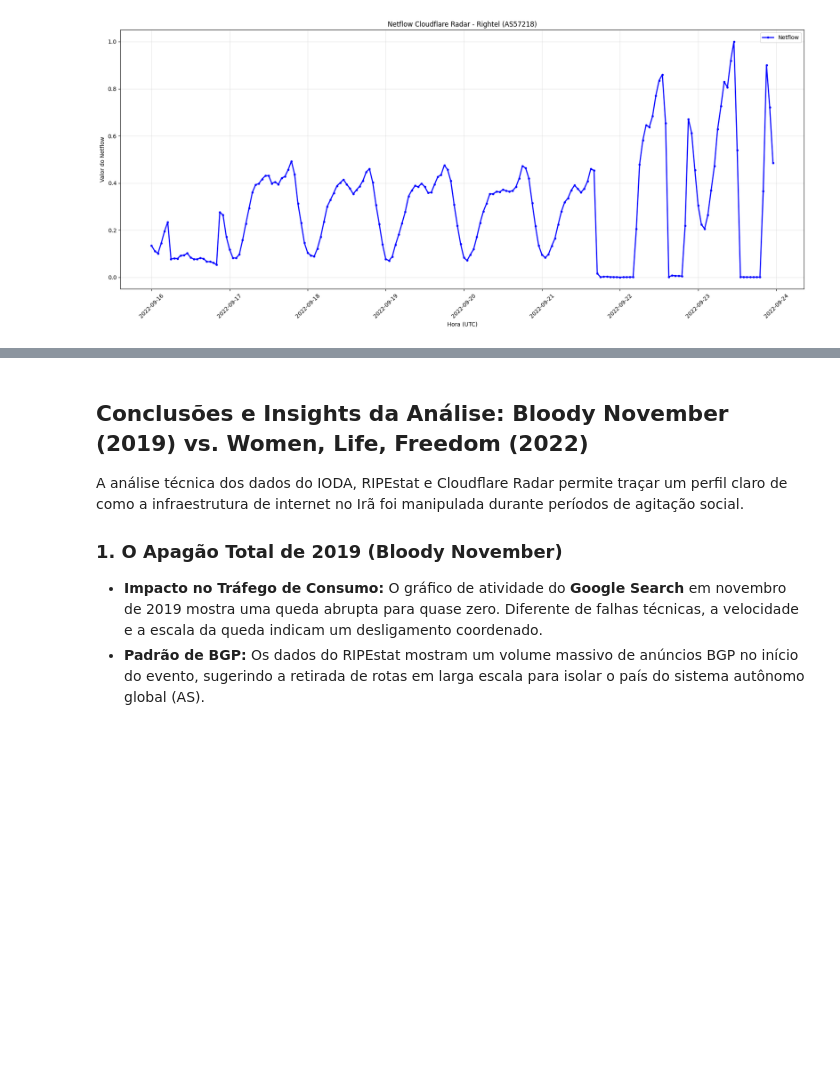
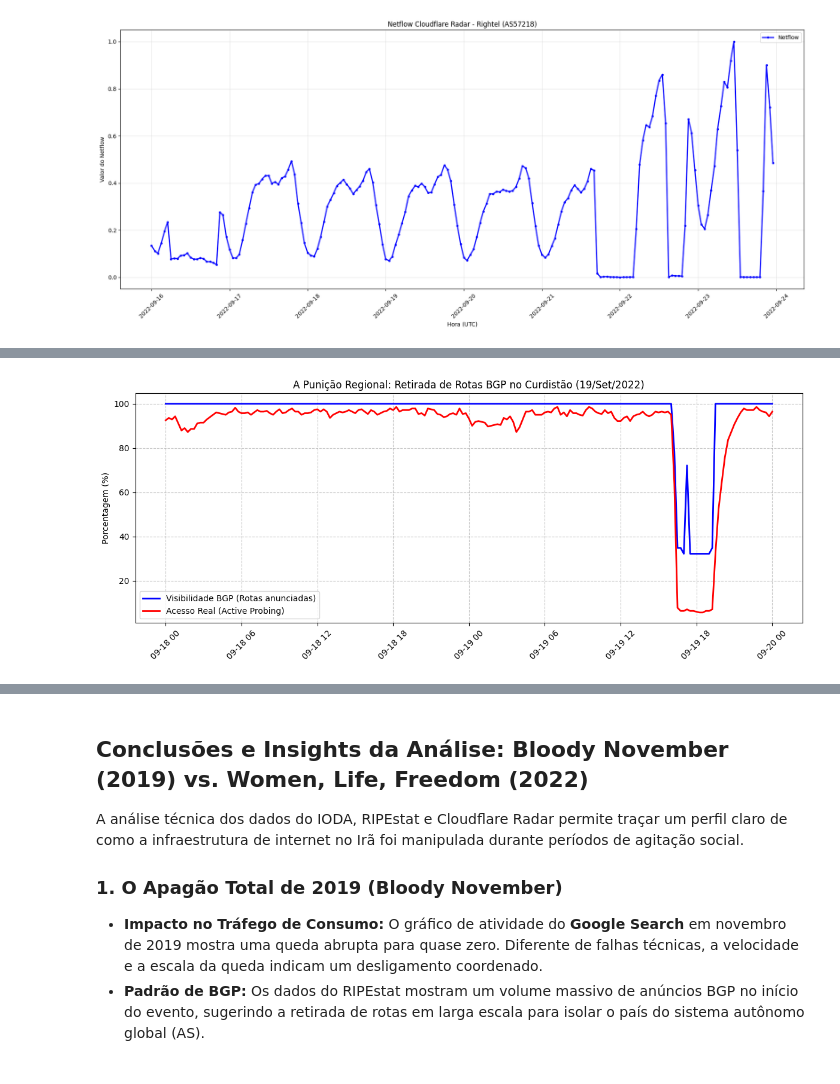
Before and after one commit to arthmelo/bgp-iran-protests-analysis, a Jupyter notebook: scripts/graficos_e_metricas.ipynb, the cells around one changed output, grey strips where cells are left out. Drawn from its saved outputs; the diff is of its cells as text; code cells hidden in the pictures; blank space fills up the shorter version.

```diff
--- a/scripts/graficos_e_metricas.ipynb
+++ b/scripts/graficos_e_metricas.ipynb
@@ -135,0 +173,25 @@ plt.show()
+# %%
+df_kordestan = pd.read_csv('/content/data/2022_mahsa_amini/api-ioda/ioda-kordestan-22-09-16-15-51-normalized.csv')
+df_kordestan['Time (UTC)'] = pd.to_datetime(df_kordestan['Time (UTC)'])
+
+mask = (df_kordestan['Time (UTC)'] >= '2022-09-18') & (df_kordestan['Time (UTC)'] <= '2022-09-20')
+df_plot = df_kordestan[mask]
+
+plt.figure(figsize=(12, 5))
+
+plt.plot(df_plot['Time (UTC)'], df_plot['BGP (#Visible /24s)'],
+         label='Visibilidade BGP (Rotas anunciadas)', color='blue', linewidth=2)
+plt.plot(df_plot['Time (UTC)'], df_plot['Active Probing (#/24s Up)'],
+         label='Acesso Real (Active Probing)', color='red', linewidth=2)
+
+plt.title('A Punição Regional: Retirada de Rotas BGP no Curdistão (19/Set/2022)')
+plt.ylabel('Porcentagem (%)')
+plt.grid(True, linestyle='--', alpha=0.7)
+plt.legend(loc='lower left')
+plt.xticks(rotation=45)
+plt.tight_layout()
+
+
+plt.show()
+# %% [output]
+[figure, added]
```
Also changed, not shown: parts of 6 cells of this notebook.
